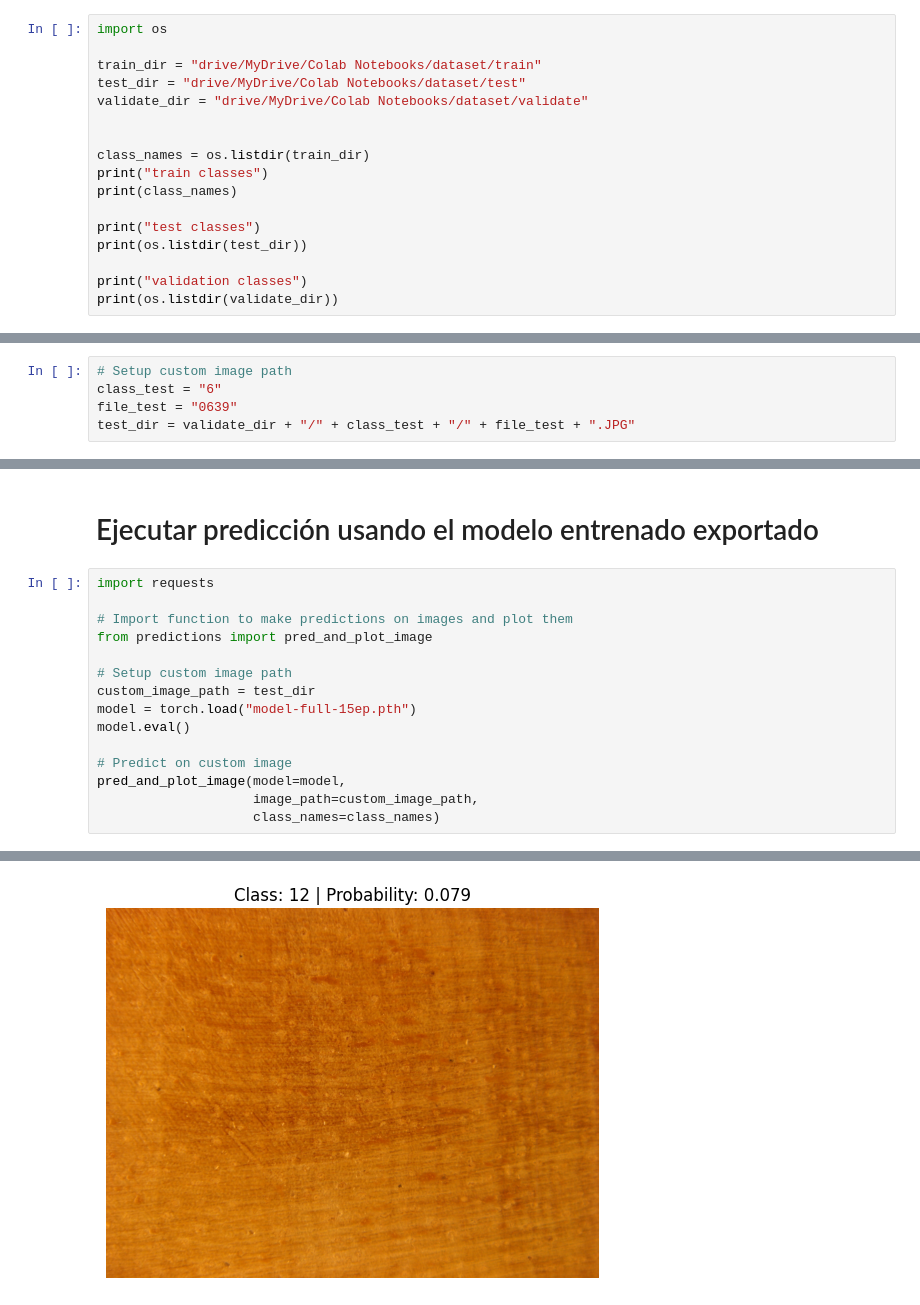
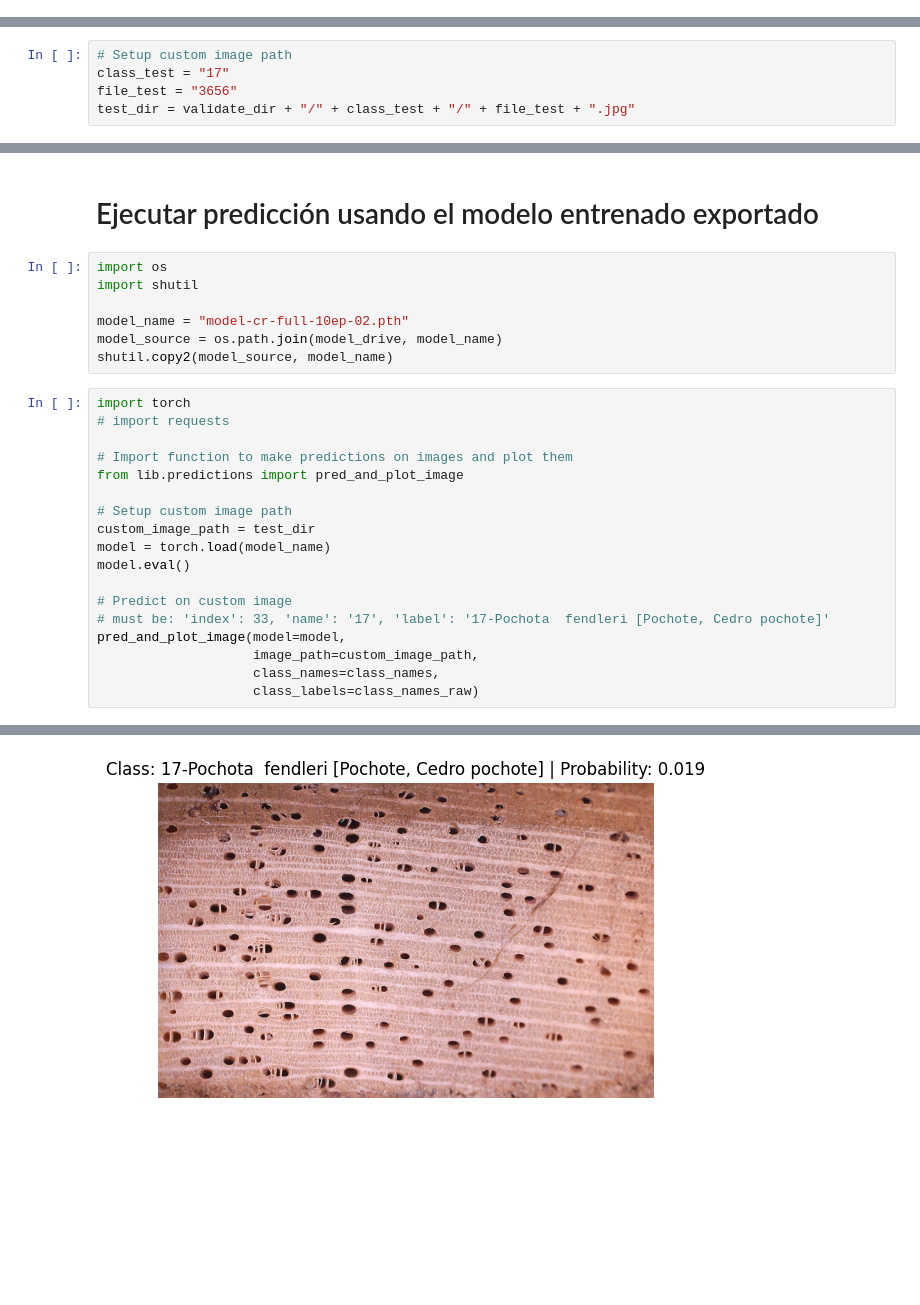
Before and after one commit to thechancher/Cocobolo-ViT, a Jupyter notebook: Cocobolo-ViT (full).ipynb, the cells around one changed output, grey strips where cells are left out. Cells and saved outputs as stored; diff of their text form; blank space fills up the shorter version.

```diff
--- a/Cocobolo-ViT (full).ipynb
+++ b/Cocobolo-ViT (full).ipynb
@@ -71,17 +92,0 @@ La base de datos que se utilizará es de 1289 imágenes:
-# %%
-import os
-
-train_dir = "drive/MyDrive/Colab Notebooks/dataset/train"
-test_dir = "drive/MyDrive/Colab Notebooks/dataset/test"
-validate_dir = "drive/MyDrive/Colab Notebooks/dataset/validate"
-
-
-class_names = os.listdir(train_dir)
-print("train classes")
-print(class_names)
-
-print("test classes")
-print(os.listdir(test_dir))
-
-print("validation classes")
-print(os.listdir(validate_dir))
@@ -720,9 +724,9 @@ plot_loss_curves(training_results)
 # Preparación de prueba del ViT
 # %%
 # Setup custom image path
-class_test = "6"
-file_test = "0639"
-test_dir = validate_dir + "/" + class_test + "/" + file_test + ".JPG"
+class_test = "17"
+file_test = "3656"
+test_dir = validate_dir + "/" + class_test + "/" + file_test + ".jpg"
 # %% [markdown]
 # Ejecutar predicción usando el modelo entrenado
 # %%
@@ -737,20 +741,30 @@ test_dir = validate_dir + "/" + class_test + "/" + file_test + ".JPG"
 #                    class_names=class_names)
 # %% [markdown]
 # Ejecutar predicción usando el modelo entrenado exportado
+# %%
+import os
+import shutil
+
+model_name = "model-cr-full-10ep-02.pth"
+model_source = os.path.join(model_drive, model_name)
+shutil.copy2(model_source, model_name)
 # %%
-import requests
+import torch
+# import requests
 
 # Import function to make predictions on images and plot them
-from predictions import pred_and_plot_image
+from lib.predictions import pred_and_plot_image
 
 # Setup custom image path
 custom_image_path = test_dir
-model = torch.load("model-full-15ep.pth")
+model = torch.load(model_name)
 model.eval()
 
 # Predict on custom image
+# must be: 'index': 33, 'name': '17', 'label': '17-Pochota  fendleri [Pochote, Cedro pochote]'
 pred_and_plot_image(model=model,
                     image_path=custom_image_path,
-                    class_names=class_names)
+                    class_names=class_names,
+                    class_labels=class_names_raw)
 # %% [output]
 Class:
@@ -764 +807 @@ tensor([[0.0350, 0.0765, 0.0351, 0.0787, 0.0473, 0.0546, 0.0406, 0.0565, 0.0644,
-[figure, old version]
+[figure, new version]
```
Also changed, not shown: parts of 33 cells of this notebook, 3 other files.
